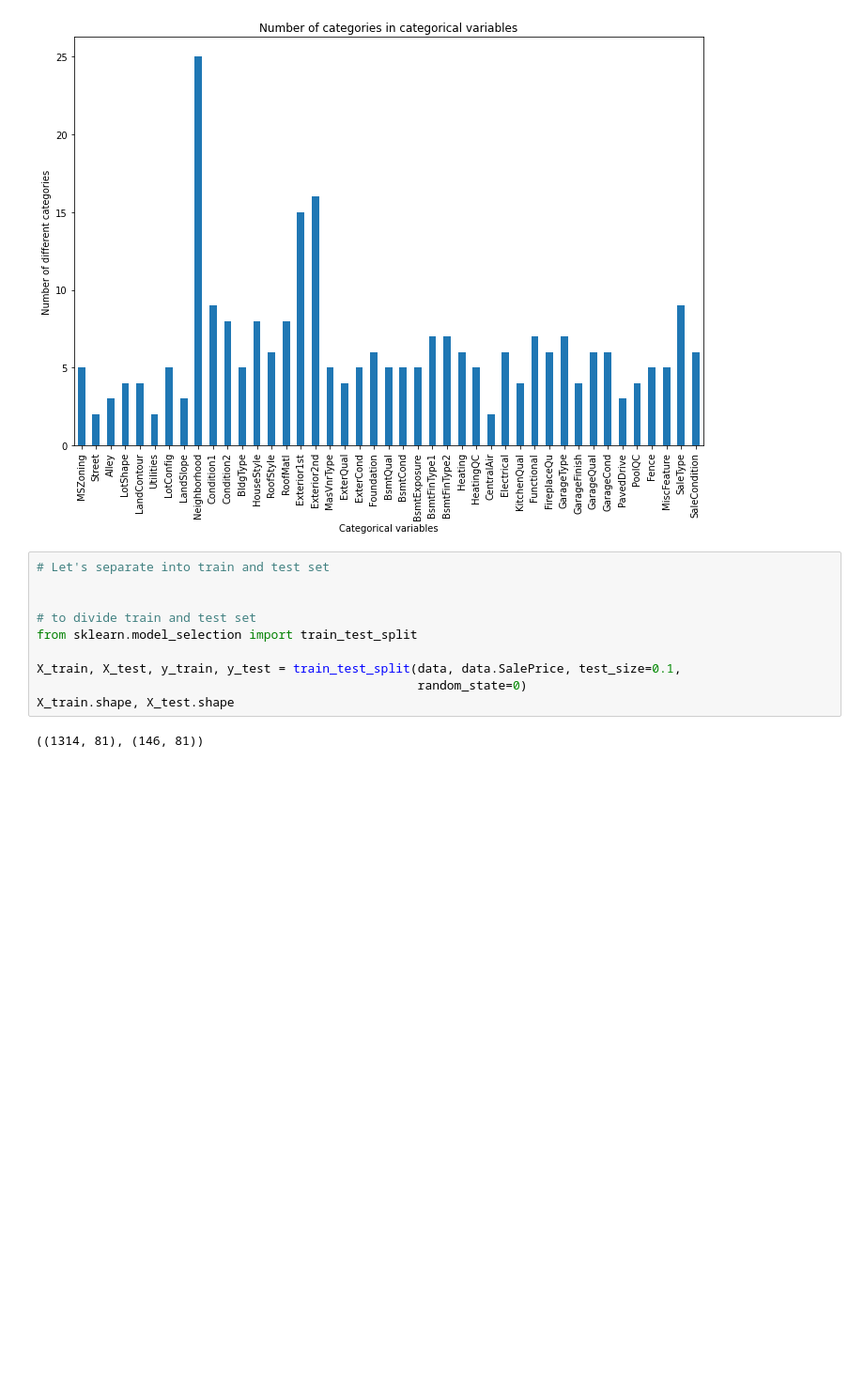
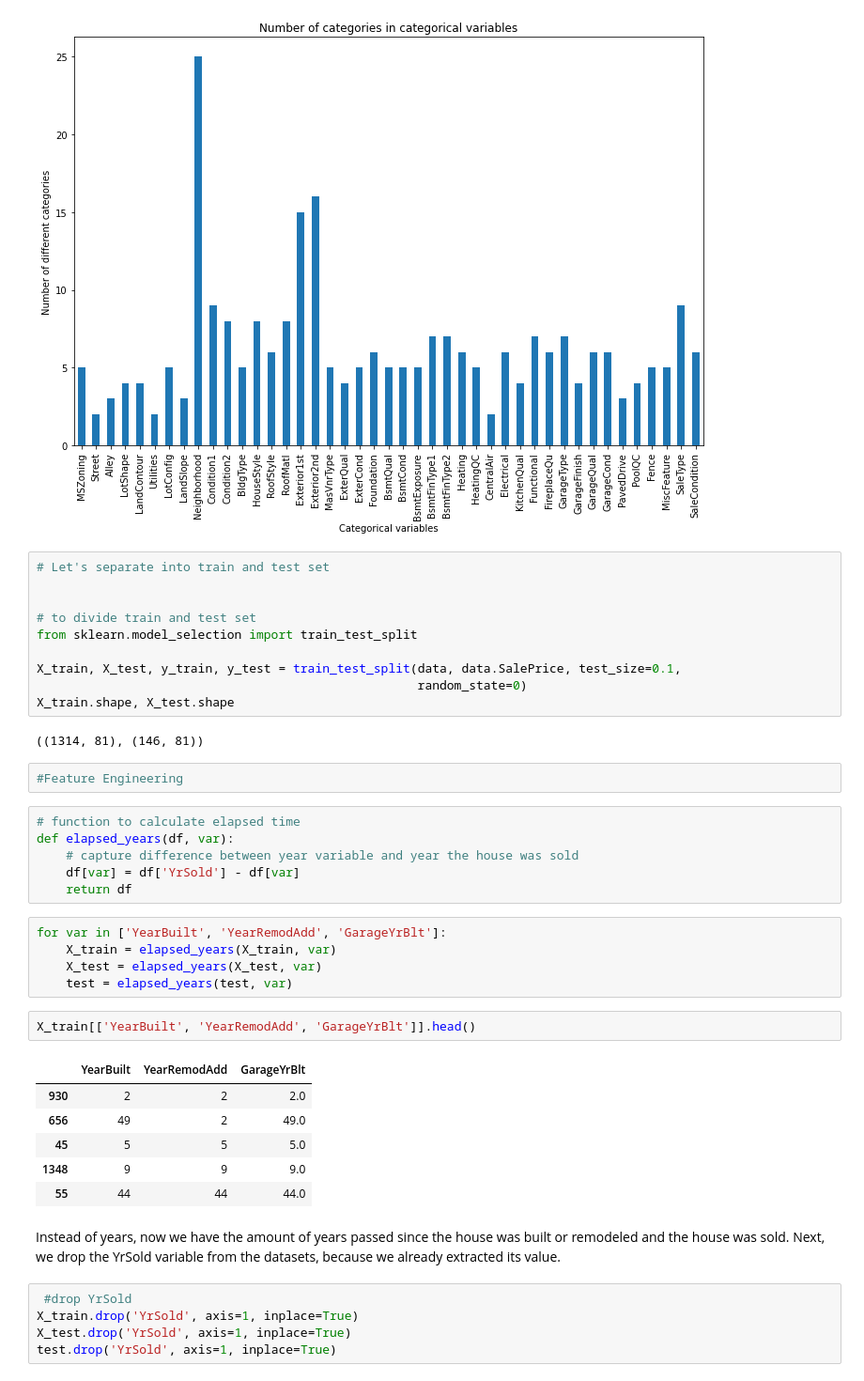
Before and after one commit to buriihenry/Machine_Learning-1, a Jupyter notebook: Feature Engineering/Feature Engineering.ipynb, the cells around one changed output. Shown: that part at 94% size. Cells and saved outputs as stored; diff of their text form; blank space fills up the shorter version.

```diff
--- a/Feature Engineering/Feature Engineering.ipynb
+++ b/Feature Engineering/Feature Engineering.ipynb
@@ -309,3 +309,32 @@ X_train, X_test, y_train, y_test = train_test_split(data, data.SalePrice, test_s
 X_train.shape, X_test.shape
 # %% [output]
 ((1314, 81), (146, 81))
+# %%
+#Feature Engineering
+# %%
+# function to calculate elapsed time
+def elapsed_years(df, var):
+    # capture difference between year variable and year the house was sold
+    df[var] = df['YrSold'] - df[var]
+    return df
+# %%
+for var in ['YearBuilt', 'YearRemodAdd', 'GarageYrBlt']:
+    X_train = elapsed_years(X_train, var)
+    X_test = elapsed_years(X_test, var)
+    test = elapsed_years(test, var)
+# %%
+X_train[['YearBuilt', 'YearRemodAdd', 'GarageYrBlt']].head()
+# %% [output]
+|  | YearBuilt | YearRemodAdd | GarageYrBlt |
+| 930 | 2 | 2 | 2.0 |
+| 656 | 49 | 2 | 49.0 |
+| 45 | 5 | 5 | 5.0 |
+| 1348 | 9 | 9 | 9.0 |
+| 55 | 44 | 44 | 44.0 |
+# %% [markdown]
+Instead of years, now we have the amount of years passed since the house was built or remodeled and the house was sold. Next, we drop the YrSold variable from the datasets, because we already extracted its value.
+# %%
+ #drop YrSold
+X_train.drop('YrSold', axis=1, inplace=True)
+X_test.drop('YrSold', axis=1, inplace=True)
+test.drop('YrSold', axis=1, inplace=True)
```
